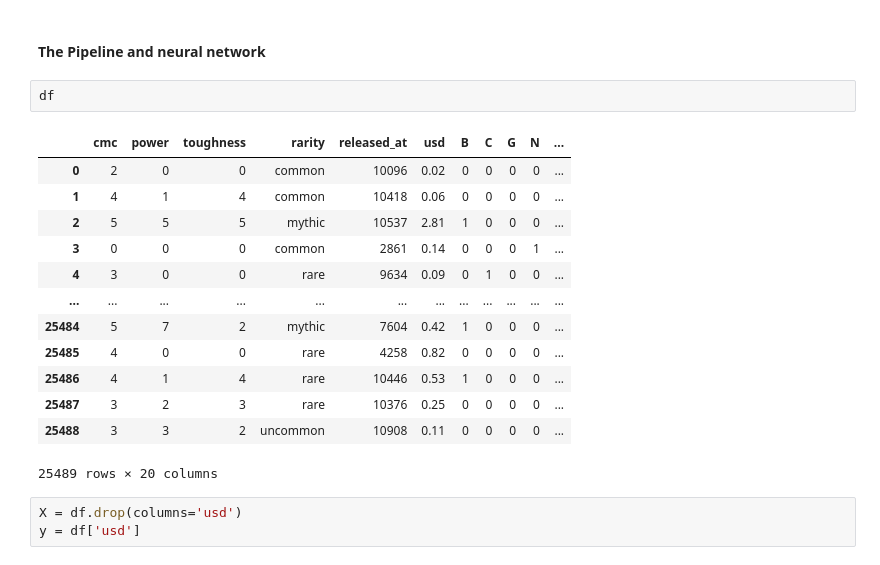
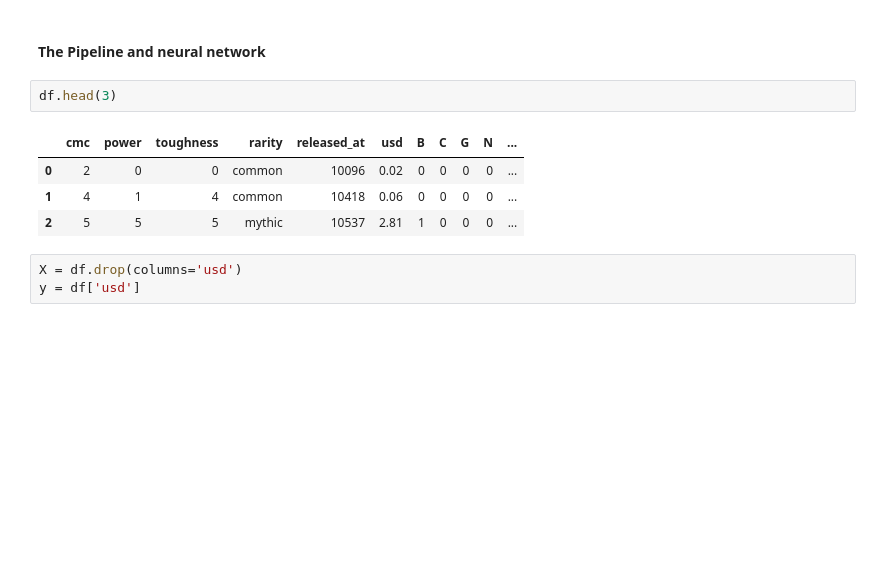
Before and after one commit to LouisHH0203/mtg_nlp_price_prediction, a Jupyter notebook: workflow/pipeline.ipynb, the cells around one changed output. Drawn from its saved outputs; the diff is of its cells as text; blank space fills up the shorter version.

```diff
--- a/workflow/pipeline.ipynb
+++ b/workflow/pipeline.ipynb
@@ -176,21 +176,12 @@ df.drop(columns=['sub_types','types', 'keywords', 'oracle_text',
 # %% [markdown]
 #### The Pipeline and neural network
 # %%
-df
+df.head(3)
 # %% [output]
 |  | cmc | power | toughness | rarity | released_at | usd | B | C | G | N | ... |
 | 0 | 2 | 0 | 0 | common | 10096 | 0.02 | 0 | 0 | 0 | 0 | ... |
 | 1 | 4 | 1 | 4 | common | 10418 | 0.06 | 0 | 0 | 0 | 0 | ... |
 | 2 | 5 | 5 | 5 | mythic | 10537 | 2.81 | 1 | 0 | 0 | 0 | ... |
-| 3 | 0 | 0 | 0 | common | 2861 | 0.14 | 0 | 0 | 0 | 1 | ... |
-| 4 | 3 | 0 | 0 | rare | 9634 | 0.09 | 0 | 1 | 0 | 0 | ... |
-| ... | ... | ... | ... | ... | ... | ... | ... | ... | ... | ... | ... |
-| 25484 | 5 | 7 | 2 | mythic | 7604 | 0.42 | 1 | 0 | 0 | 0 | ... |
-| 25485 | 4 | 0 | 0 | rare | 4258 | 0.82 | 0 | 0 | 0 | 0 | ... |
-| 25486 | 4 | 1 | 4 | rare | 10446 | 0.53 | 1 | 0 | 0 | 0 | ... |
-| 25487 | 3 | 2 | 3 | rare | 10376 | 0.25 | 0 | 0 | 0 | 0 | ... |
-| 25488 | 3 | 3 | 2 | uncommon | 10908 | 0.11 | 0 | 0 | 0 | 0 | ... |
-25489 rows × 20 columns
 # %%
 X = df.drop(columns='usd')
 y = df['usd']
```
Also changed, not shown: parts of 19 cells of this notebook.
